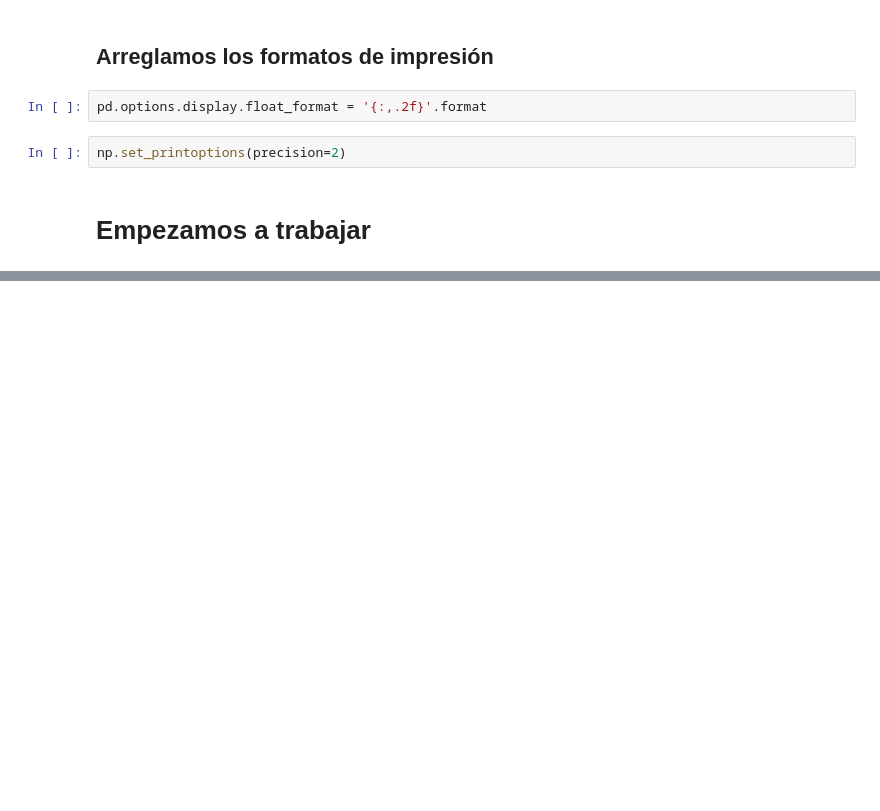
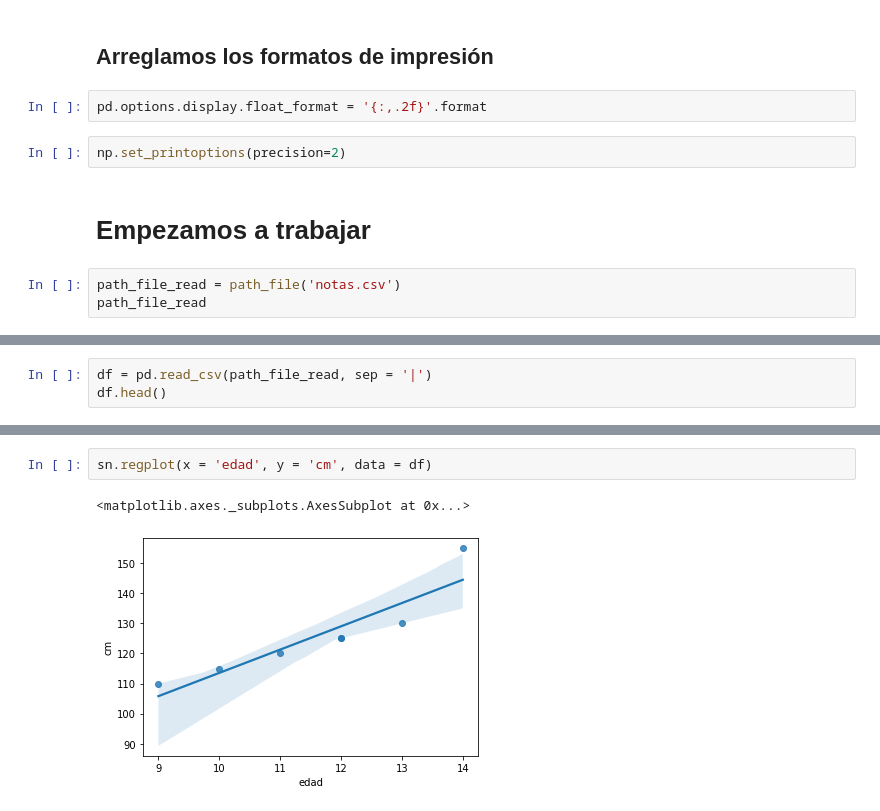
Before and after one commit to FernandoCallasaca/data_science_projects, a Jupyter notebook: 10_aggregation_groupby.ipynb, the cells around one changed output, grey strips where cells are left out. Saved outputs shown, nothing was run; the diff lists cells and outputs as text; blank space fills up the shorter version.

```diff
--- a/10_aggregation_groupby.ipynb
+++ b/10_aggregation_groupby.ipynb
@@ -37,3 +37,6 @@ pd.options.display.float_format = '{:,.2f}'.format
 np.set_printoptions(precision=2)
 # %% [markdown]
 # Empezamos a trabajar
+# %%
+path_file_read = path_file('notas.csv')
+path_file_read
@@ -39,0 +45,3 @@ np.set_printoptions(precision=2)
+# %%
+df = pd.read_csv(path_file_read, sep = '|')
+df.head()
@@ -39,0 +70,5 @@ np.set_printoptions(precision=2)
+# %%
+sn.regplot(x = 'edad', y = 'cm', data = df)
+# %% [output]
+<matplotlib.axes._subplots.AxesSubplot at 0x...>
+[figure, added]
```
Also changed, not shown: parts of 5 cells of this notebook.
